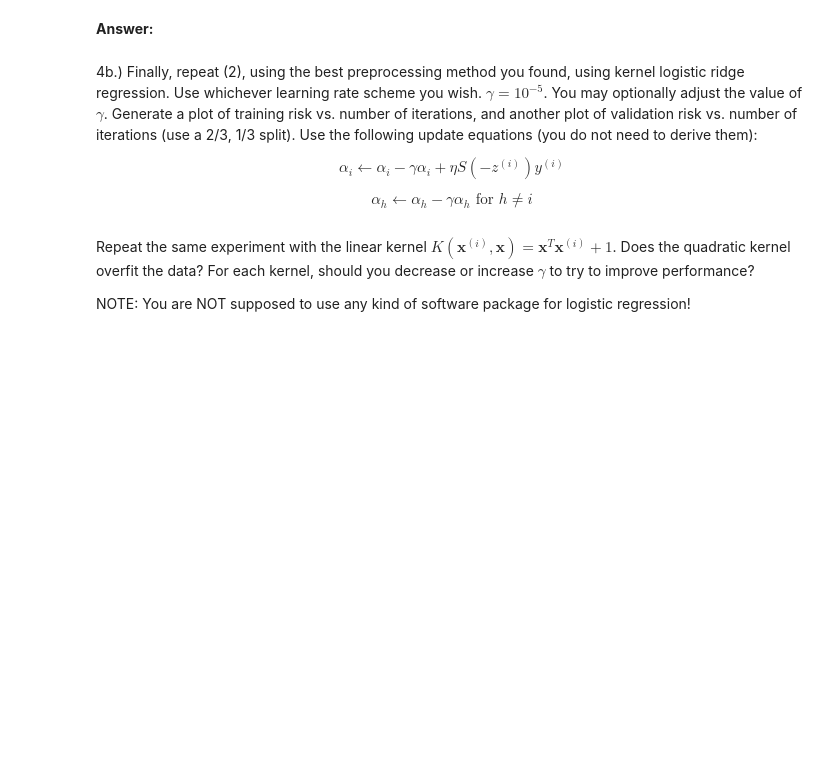
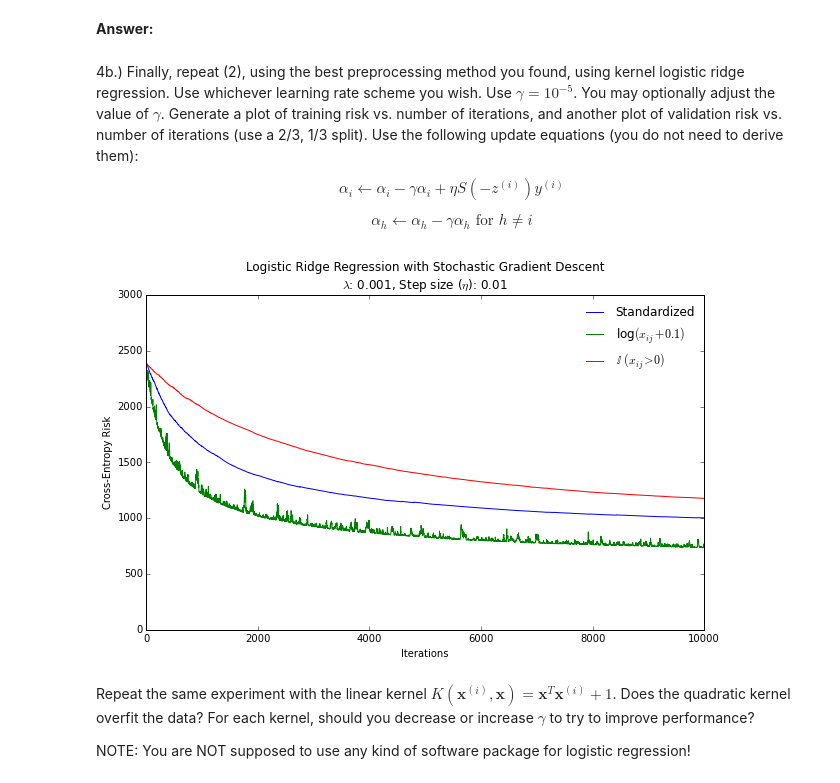
Before and after one commit to semerj/cs289-fall2015, a Jupyter notebook: hw3/CS289a - HW3.ipynb, the cells around one changed output. Drawn from its saved outputs; the diff is of its cells as text; code cells hidden in the pictures; blank space fills up the shorter version.

```diff
--- a/hw3/CS289a - HW3.ipynb
+++ b/hw3/CS289a - HW3.ipynb
@@ -314,12 +360,47 @@ Note that this measure means $\mathbf{\alpha} \in \mathbb{R}^{n}$. Also derive $
 # %% [markdown]
 **Answer:**
 # %% [markdown]
-4b.) Finally, repeat (2), using the best preprocessing method you found, using kernel logistic ridge regression. Use whichever learning rate scheme you wish. $\gamma = 10^{-5}$. You  may optionally adjust the value of $\gamma$. Generate a plot of training risk vs. number of iterations, and another plot of validation risk vs. number of iterations (use a 2/3, 1/3
+4b.) Finally, repeat (2), using the best preprocessing method you found, using kernel logistic ridge regression. Use whichever learning rate scheme you wish. Use $\gamma = 10^{-5}$. You  may optionally adjust the value of $\gamma$. Generate a plot of training risk vs. number of iterations, and another plot of validation risk vs. number of iterations (use a 2/3, 1/3
 split). Use the following update equations (you do not need to derive them):
 
 $$\alpha_{i} \leftarrow \alpha_{i} - \gamma \alpha_{i} + \eta S(-z^{(i)})y^{(i)}$$
 
 $$\alpha_{h} \leftarrow \alpha_{h} - \gamma \alpha_{h} \textrm{ for } h \neq i$$
+# %%
+def ridge_cross_entropy(Q, w, lmda):
+    return np.sum(np.log(1 + np.exp(-Q*w))) - lmda*np.linalg.norm(w)**2
+
+def ridge_gradient(Q, w, lmda):
+    z = Q*w
+    return 2*lmda*w - Q.T*(np.exp(-z)/(1 + np.exp(-z)))
+
+def ridge_sgd(X, y, iterations, step, lmda):
+    m, n = X.shape
+    diag_y = np.zeros((m, m))
+    np.fill_diagonal(diag_y, val=y)
+    Q = diag_y*X
+    w = np.zeros((n, 1))
+    risk_list = []
+    index = 0
+    while iterations > 0:
+        i = np.random.randint(0, m)
+        w -= step*ridge_gradient(Q[i,:], w, lmda)
+        risk = ridge_cross_entropy(Q, w, lmda)
+        risk_list.append(float(risk))
+        iterations -= 1
+        index += 1
+    return risk_list
+# %%
+ridge_sgd_std = ridge_sgd(s_Xtrain_std, s_Ytrain, 10000, 0.001, 0.01)
+ridge_sgd_log = ridge_sgd(s_Xtrain_log, s_Ytrain, 10000, 0.001, 0.01)
+ridge_sgd_bin = ridge_sgd(s_Xtrain_bin, s_Ytrain, 10000, 0.001, 0.01)
+# %%
+plot_risk(data=[ridge_sgd_std, ridge_sgd_log, ridge_sgd_bin],
+          labels=["Standardized", "log$(x_{ij} + 0.1)$", "$\mathbb{I}$ $(x_{ij} > 0)$"],
+          title=("""Logistic Ridge Regression with Stochastic Gradient Descent
+$\lambda$: {}, Step size ($\eta$): {}""".format(0.001, 0.01)))
+# %% [output]
+[figure, added]
 # %% [markdown]
 Repeat the same experiment with the linear kernel $K(\mathbf{x}^{(i)}, \mathbf{x}) = \mathbf{x}^{T} \mathbf{x}^{(i)} + 1$. Does the quadratic kernel overfit the data? For each kernel, should you decrease or increase $\gamma$ to try to improve performance?
 
```
Also changed, not shown: parts of 23 cells of this notebook.
